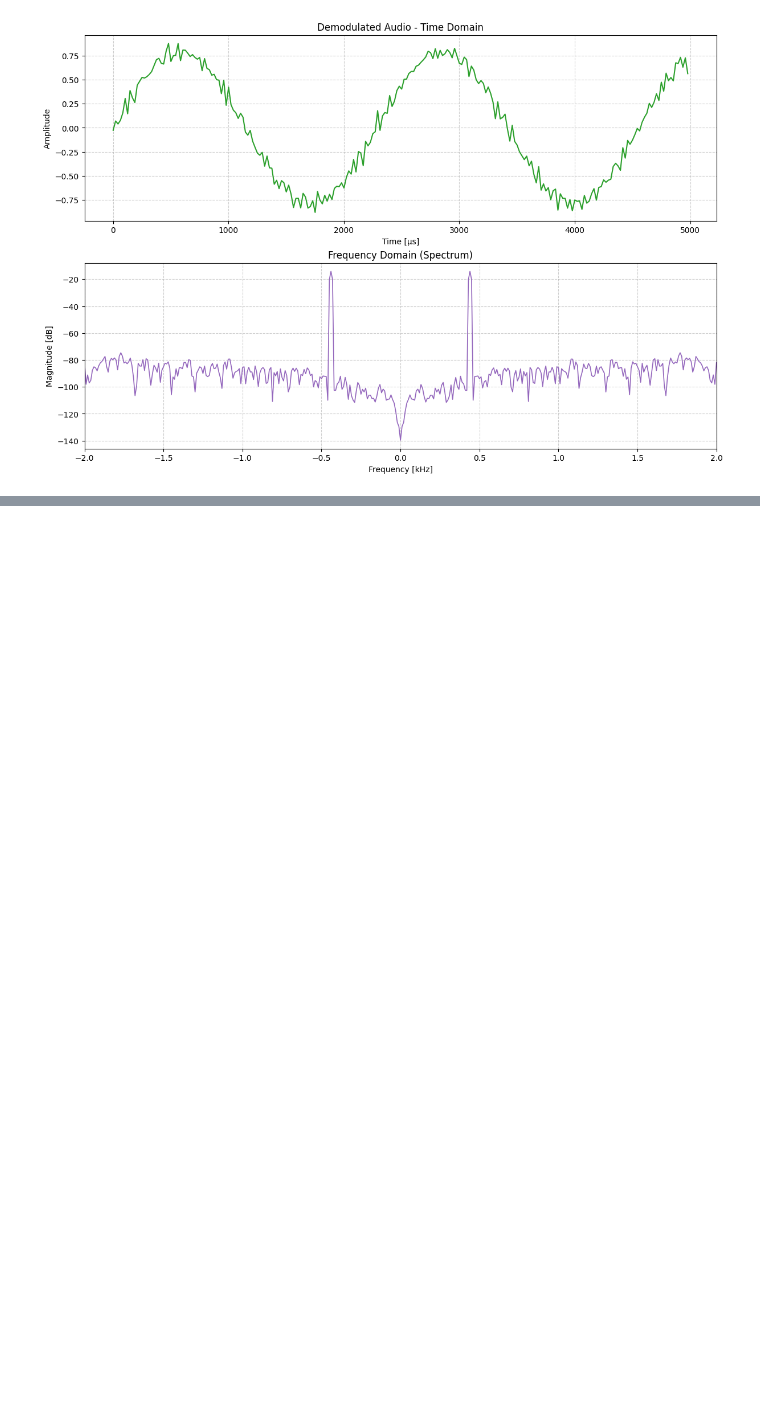
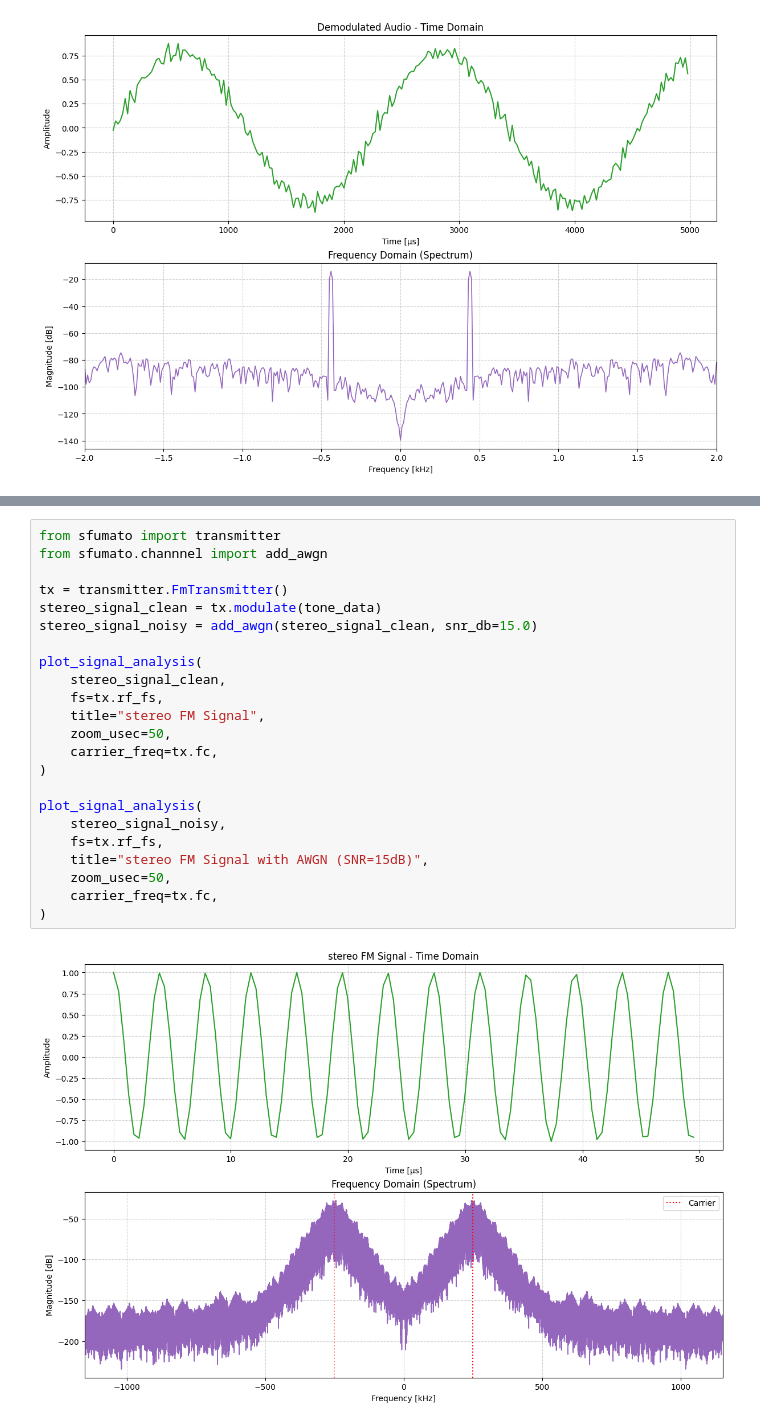
Before and after one commit to mev-null/sfumato-fm-radio-turner, a Jupyter notebook: notebooks/01_virtual_air.ipynb, the cells around one changed output, grey strips where cells are left out. Drawn from its saved outputs; the diff is of its cells as text; blank space fills up the shorter version.

```diff
--- a/notebooks/01_virtual_air.ipynb
+++ b/notebooks/01_virtual_air.ipynb
@@ -69,0 +100,25 @@ plot_signal_analysis(
+# %%
+from sfumato import transmitter
+from sfumato.channnel import add_awgn
+
+tx = transmitter.FmTransmitter()
+stereo_signal_clean = tx.modulate(tone_data)
+stereo_signal_noisy = add_awgn(stereo_signal_clean, snr_db=15.0)
+
+plot_signal_analysis(
+    stereo_signal_clean,
+    fs=tx.rf_fs,
+    title="stereo FM Signal",
+    zoom_usec=50,
+    carrier_freq=tx.fc,
+)
+
+plot_signal_analysis(
+    stereo_signal_noisy,
+    fs=tx.rf_fs,
+    title="stereo FM Signal with AWGN (SNR=15dB)",
+    zoom_usec=50,
+    carrier_freq=tx.fc,
+)
+# %% [output]
+[figure, added]
```
Also changed, not shown: parts of 6 cells of this notebook, 2 other files.
